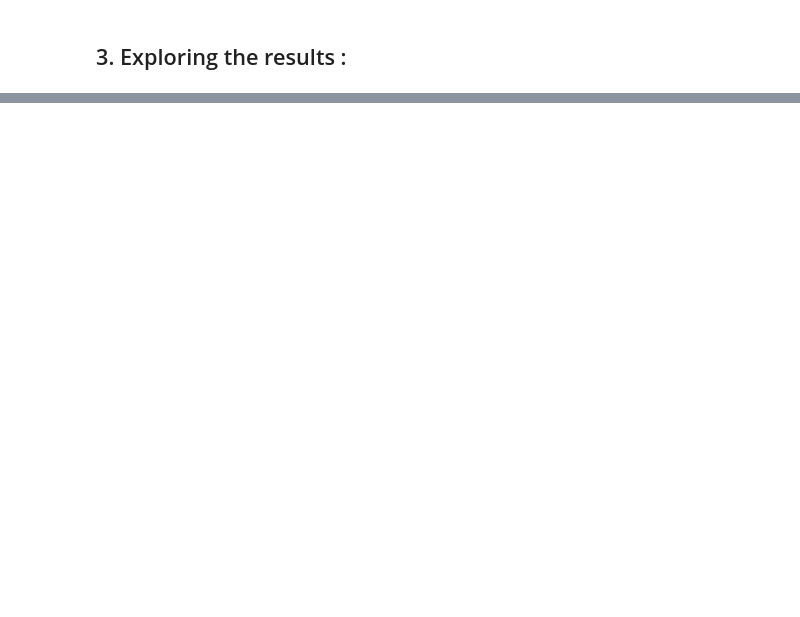
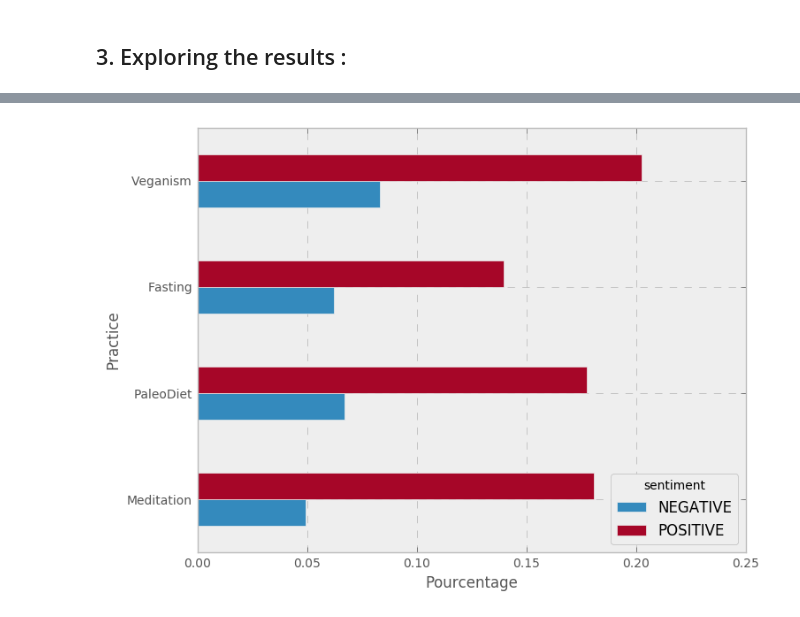
Before and after one commit to Firas11993/ada2017, a Jupyter notebook: Project/Project.ipynb, the cells around one changed output, grey strips where cells are left out. Cells and saved outputs as stored; diff of their text form; code cells hidden in the pictures; blank space fills up the shorter version.

```diff
--- a/Project/Project.ipynb
+++ b/Project/Project.ipynb
@@ -706,0 +734,15 @@ plot_sentiments(meditation_sentiments,'Sentiments about meditation')
+# %%
+def process_dataframes(df):
+    df['lang'] = df['tweet'].apply(lambda x : create_columns(x,0))
+    df['id']   = df['tweet'].apply(lambda x : create_columns(x,1))
+    df['date'] = df['tweet'].apply(lambda x : create_columns(x,2))
+    df['user'] = df['tweet'].apply(lambda x : create_columns(x,3))
+    del df['tweet']
+    return df
+# %%
+dataPaleo = process_dataframes(dataPaleo)
+dataMedit = process_dataframes(dataMedit)
+dataFast  = process_dataframes(dataFast )
+dataVegan = process_dataframes(dataVegan)
+
+dataMedit.head(6)
@@ -706,0 +757,27 @@ plot_sentiments(meditation_sentiments,'Sentiments about meditation')
+# %%
+sentiments_paleo = dataPaleo[['sentiment','user']].groupby(['sentiment']).count()/len(dataPaleo)
+sentiments_medit = dataMedit[['sentiment','user']].groupby(['sentiment']).count()/len(dataMedit)
+sentiments_fast = dataFast[['sentiment','user']].groupby(['sentiment']).count()/len(dataFast)
+sentiments_vegan = dataVegan[['sentiment','user']].groupby(['sentiment']).count()/len(dataVegan)
+# %%
+sentiments_paleo = sentiments_paleo.transpose()
+sentiments_paleo['LifeStyle'] = 'PaleoDiet'
+
+sentiments_medit = sentiments_medit.transpose()
+sentiments_medit['LifeStyle'] = 'Meditation'
+
+sentiments_fast = sentiments_fast.transpose()
+sentiments_fast['LifeStyle'] = 'Fasting'
+
+sentiments_vegan = sentiments_vegan.transpose()
+sentiments_vegan['LifeStyle'] = 'Veganism'
+# %%
+frames = [sentiments_medit,sentiments_paleo,sentiments_fast,sentiments_vegan]
+result = pd.concat(frames).set_index('LifeStyle',drop=True)
+result.drop('NEUTRAL',axis=1).plot.barh()
+plt.style.use('seaborn-deep')
+plt.xlabel('Pourcentage')
+plt.ylabel('Practice')
+plt.show()
+# %% [output]
+[figure, added]
```
Also changed, not shown: parts of 17 cells of this notebook.
